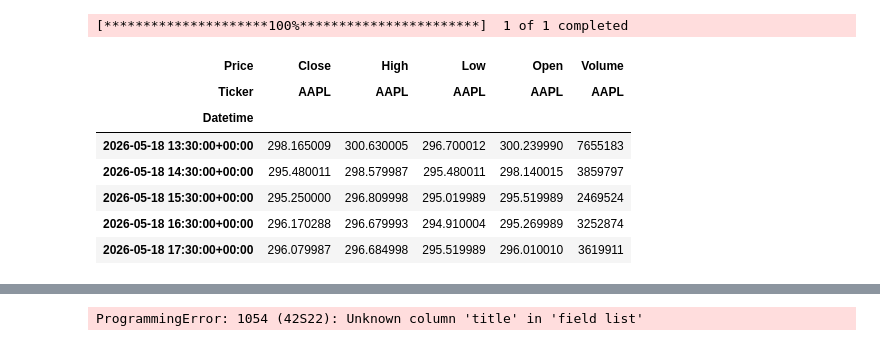
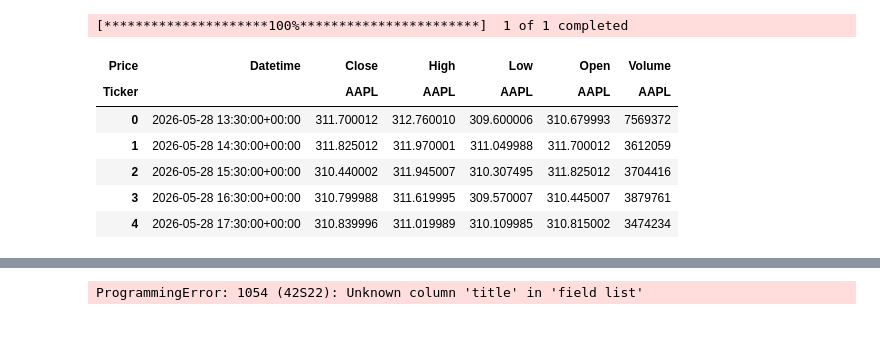
Before and after one commit to anjaney55/stock-analysis-project, a Jupyter notebook: notebook/news_stock_api_data-checkpoint.ipynb, the cells around one changed output, grey strips where cells are left out. Saved outputs shown, nothing was run; the diff lists cells and outputs as text; code cells hidden in the pictures.

```diff
--- a/notebook/news_stock_api_data-checkpoint.ipynb
+++ b/notebook/news_stock_api_data-checkpoint.ipynb
@@ -22,18 +22,28 @@ Requirement already satisfied: six>=1.5 in c:\users\dell\appdata\local\programs\
 [notice] To update, run: python.exe -m pip install --upgrade pip
 # %%
 import yfinance as yf
+import pandas as pd
 
-stock = yf.download("AAPL", period="5d", interval="1h")
-stock.to_csv("stock_data.csv")
+stock = yf.download(
+    "AAPL",  #Ticker symbol
+    period="7d",
+    interval="1h"
+)
+
+stock.reset_index(inplace=True)
+
+stock.to_csv(
+    "stock_data_fresh.csv",
+    index=False
+)
 
 stock.head()
 # %% [output]
 [*********************100%***********************]  1 of 1 completed
-| Price | Close | High | Low | Open | Volume |
-| Ticker | AAPL | AAPL | AAPL | AAPL | AAPL |
-| Datetime |  |  |  |  |  |
-| 2026-05-18 13:30:00+00:00 | 298.165009 | 300.630005 | 296.700012 | 300.239990 | 7655183 |
-| 2026-05-18 14:30:00+00:00 | 295.480011 | 298.579987 | 295.480011 | 298.140015 | 3859797 |
-| 2026-05-18 15:30:00+00:00 | 295.250000 | 296.809998 | 295.019989 | 295.519989 | 2469524 |
-| 2026-05-18 16:30:00+00:00 | 296.170288 | 296.679993 | 294.910004 | 295.269989 | 3252874 |
-| 2026-05-18 17:30:00+00:00 | 296.079987 | 296.684998 | 295.519989 | 296.010010 | 3619911 |
+| Price | Datetime | Close | High | Low | Open | Volume |
+| Ticker |  | AAPL | AAPL | AAPL | AAPL | AAPL |
+| 0 | 2026-05-28 13:30:00+00:00 | 311.700012 | 312.760010 | 309.600006 | 310.679993 | 7569372 |
+| 1 | 2026-05-28 14:30:00+00:00 | 311.825012 | 311.970001 | 311.049988 | 311.700012 | 3612059 |
+| 2 | 2026-05-28 15:30:00+00:00 | 310.440002 | 311.945007 | 310.307495 | 311.825012 | 3704416 |
+| 3 | 2026-05-28 16:30:00+00:00 | 310.799988 | 311.619995 | 309.570007 | 310.445007 | 3879761 |
+| 4 | 2026-05-28 17:30:00+00:00 | 310.839996 | 311.019989 | 310.109985 | 310.815002 | 3474234 |
```
Also changed, not shown: parts of 34 cells of this notebook, 14 other files.
